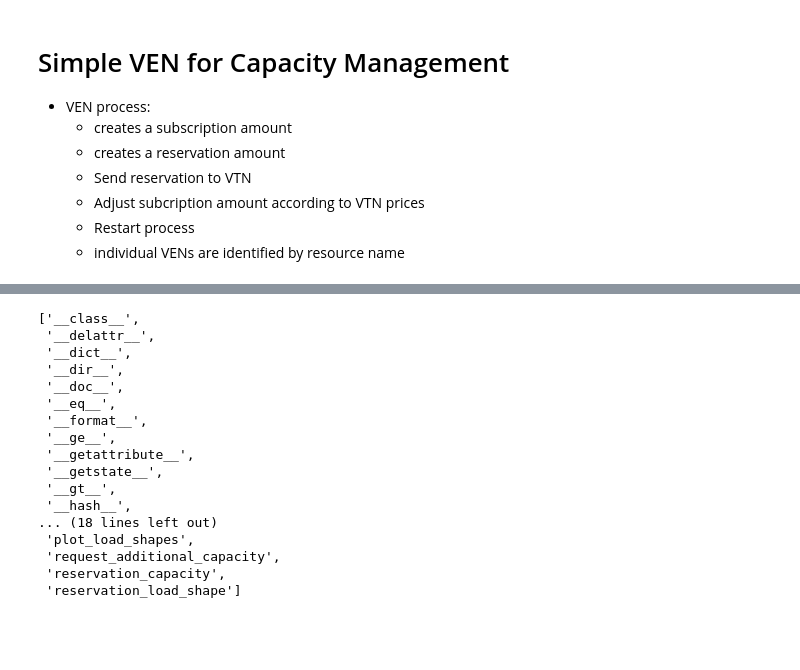
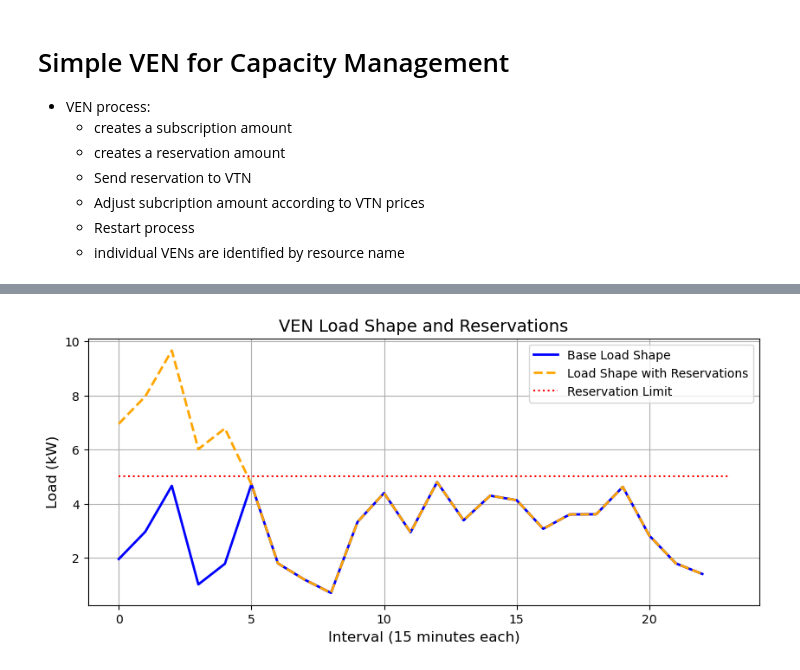
Before and after one commit to lazlop/OA3CapacityManagement, a Jupyter notebook: simple-ven/simple-ven.ipynb, the cells around one changed output, grey strips where cells are left out. Cells and saved outputs as stored; diff of their text form; code cells hidden in the pictures; blank space fills up the shorter version.

```diff
--- a/simple-ven/simple-ven.ipynb
+++ b/simple-ven/simple-ven.ipynb
@@ -243,16 +245,11 @@ ven_api.post_capacity_request(program_id, event_id, intervals)
 # %%
 # Simulation
-ven = VEN(intervals = 24)
-
-# Generate a random load shape for the day
-ven.generate_random_load_shape()
-
-# Request additional capacity
-# Example 1: Single capacity level for the range
-ven.request_additional_capacity(start_interval=8, end_interval=10, capacity=6)
-
-# # Example 2: Varying capacities for the range
-# ven.request_additional_capacity(start_interval=40, end_interval=44, capacity=[1, 2, 1.5, 3, 2.5])
-
-# Plot the load shapes
-ven.plot_load_shapes()
+ven = HomeLoad(intervals = 24)
+homes = {}
+for i in range(0,10):
+    homes[i] = HomeLoad(intervals = 24)
+    # Generate a random load shape for the day
+    homes[i].generate_random_load_shape()
+    # Request additional capacity
+    # Example 1: Single capacity level for the range
+    homes[i].generate_capacity_need()
@@ -259,20 +276,0 @@ ven.plot_load_shapes()
-# %%
-dir(ven)
-# %% [output]
-['__class__',
- '__delattr__',
- '__dict__',
- '__dir__',
- '__doc__',
- '__eq__',
- '__format__',
- '__ge__',
- '__getattribute__',
- '__getstate__',
- '__gt__',
- '__hash__',
-... (18 lines left out)
- 'plot_load_shapes',
- 'request_additional_capacity',
- 'reservation_capacity',
- 'reservation_load_shape']
@@ -278,0 +282,19 @@ dir(ven)
+# %%
+# 1 home
+for i in range(1,24):
+    clear_output(wait=True)
+    plt.figure(figsize=(10, 4))
+    plt.plot([i for i in range(i)], homes[0].base_load_shape[0:i], label="Base Load Shape", color="blue", linewidth=2)
+    plt.plot([i for i in range(i)], homes[0].reservation_load_shape[0:i], label="Load Shape with Reservations", color="orange", linestyle="--", linewidth=2)
+    plt.plot([i for i in range(24)], [homes[0].reservation_capacity for i in range(24)], color="red", linestyle=":", label="Reservation Limit")
+    plt.title("VEN Load Shape and Reservations", fontsize=14)
+    plt.xlabel("Interval (15 minutes each)", fontsize=12)
+    plt.ylabel("Load (kW)", fontsize=12)
+    plt.legend()
+    plt.grid()
+    plt.show()
+
+    # Pause to simulate processing time (optional)
+    time.sleep(0.5)
+# %% [output]
+[figure, added]
```
Also changed, not shown: parts of 9 cells of this notebook.
